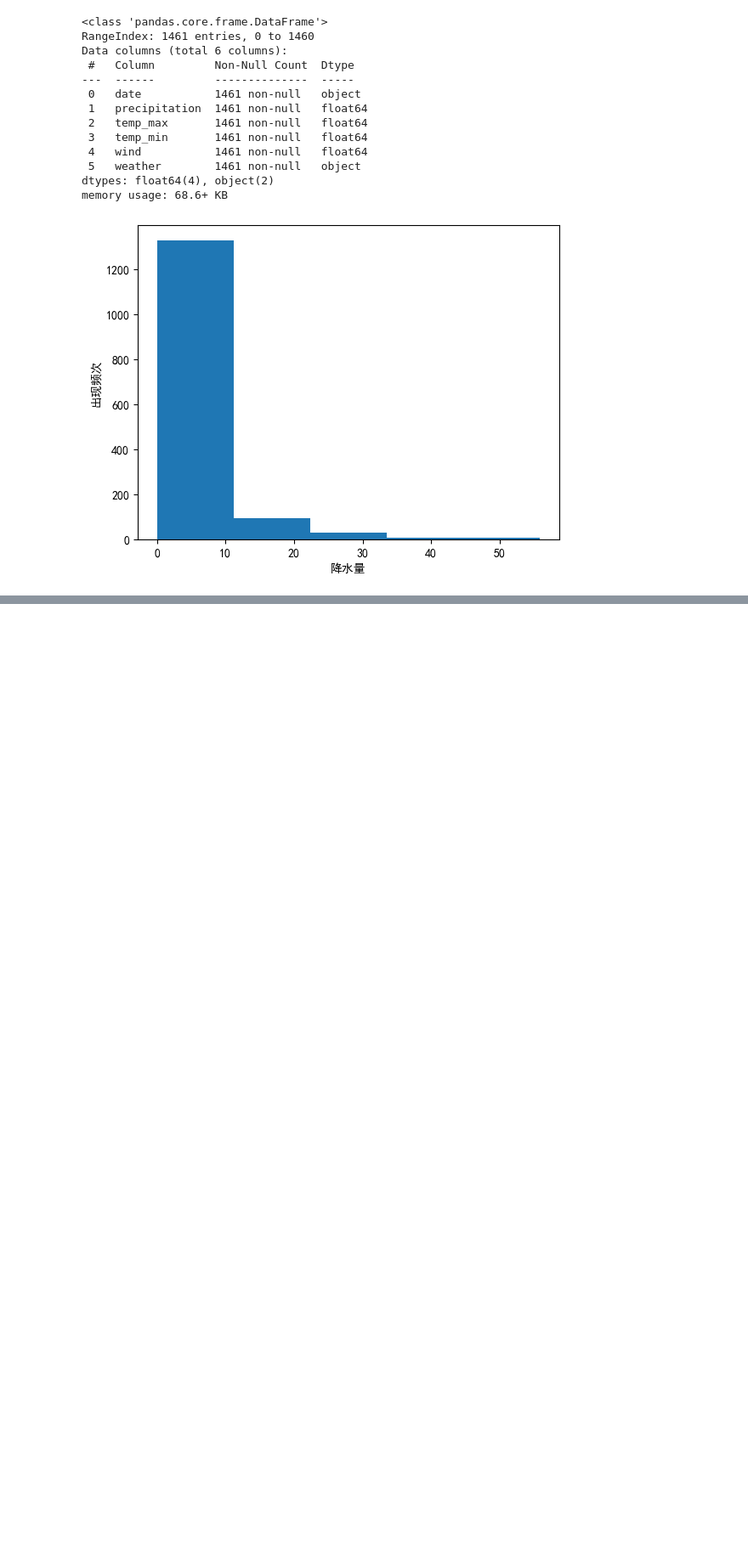
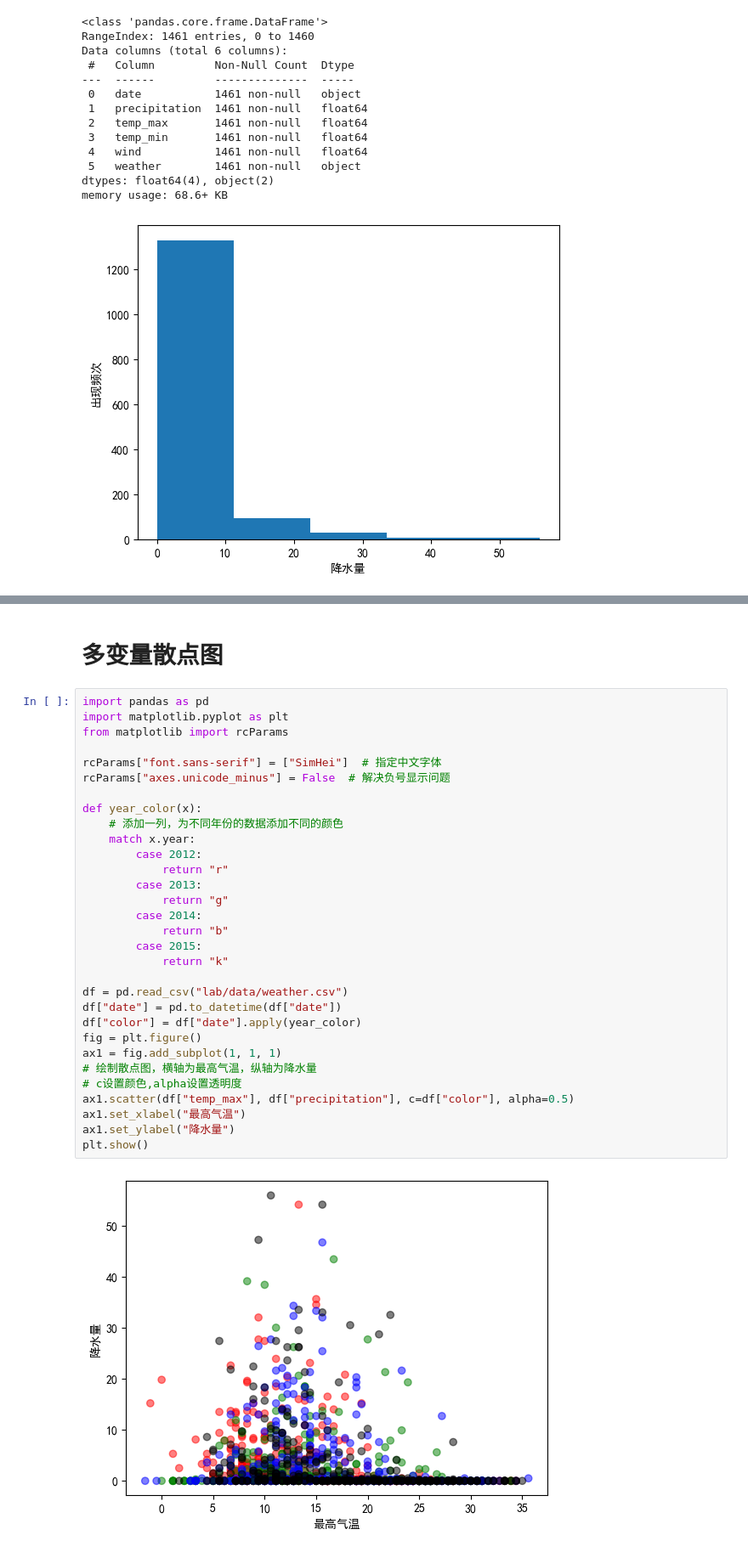
Before and after one commit to dabingbigice/math_code, a Jupyter notebook: lab/画图.ipynb, the cells around one changed output, grey strips where cells are left out. Shown at 85% size. Drawn from its saved outputs; the diff is of its cells as text; blank space fills up the shorter version.

```diff
--- a/lab/画图.ipynb
+++ b/lab/画图.ipynb
@@ -384,0 +404,35 @@ memory usage: 68.6+ KB
+# %% [markdown]
+# 多变量散点图
+# %%
+import pandas as pd
+import matplotlib.pyplot as plt
+from matplotlib import rcParams
+
+rcParams["font.sans-serif"] = ["SimHei"]  # 指定中文字体
+rcParams["axes.unicode_minus"] = False  # 解决负号显示问题
+
+def year_color(x):
+    # 添加一列，为不同年份的数据添加不同的颜色
+    match x.year:
+        case 2012:
+            return "r"
+        case 2013:
+            return "g"
+        case 2014:
+            return "b"
+        case 2015:
+            return "k"
+
+df = pd.read_csv("lab/data/weather.csv")
+df["date"] = pd.to_datetime(df["date"])
+df["color"] = df["date"].apply(year_color)
+fig = plt.figure()
+ax1 = fig.add_subplot(1, 1, 1)
+# 绘制散点图，横轴为最高气温，纵轴为降水量
+# c设置颜色,alpha设置透明度
+ax1.scatter(df["temp_max"], df["precipitation"], c=df["color"], alpha=0.5)
+ax1.set_xlabel("最高气温")
+ax1.set_ylabel("降水量")
+plt.show()
+# %% [output]
+[figure, added]
```
Also changed, not shown: parts of 52 cells of this notebook, 1 other file.
